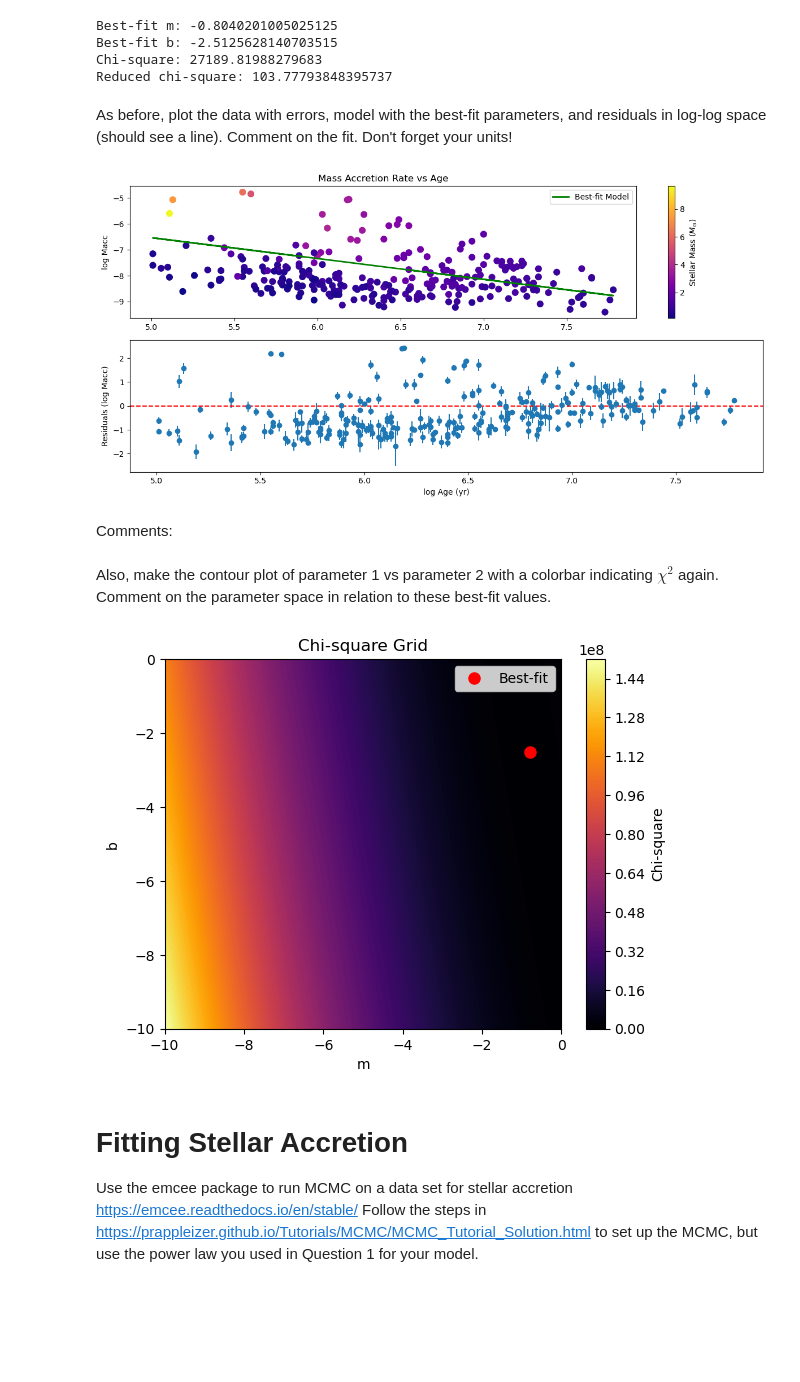
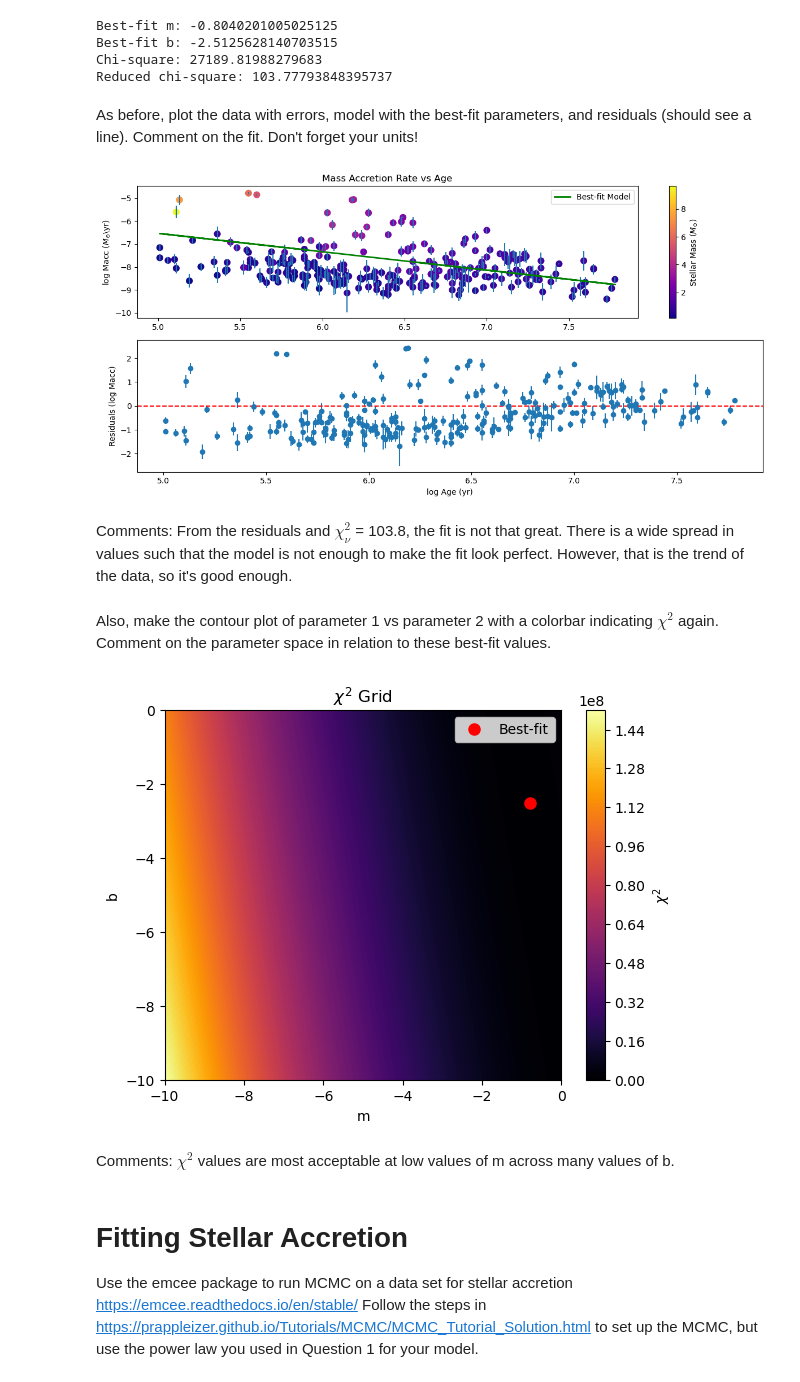
Before and after one commit to kparrine/MCMC_Project, a Jupyter notebook: Answer_Key.ipynb, the cells around one changed output. Drawn from its saved outputs; the diff is of its cells as text; code cells hidden in the pictures; blank space fills up the shorter version.

```diff
--- a/Answer_Key.ipynb
+++ b/Answer_Key.ipynb
@@ -61,6 +62,8 @@ y_err = 0.2*y_true #just some errors
 df = pd.DataFrame({"x": x,"y": y,"y_err": y_err}) #this will be saved as a file for later - want to play around with this some more
 
 df.to_csv("Simple_Data.csv",index=False)
+# %%
+data = pd.read_csv("Simple_Data.csv")
 # %%
 def chi_square(data,model,error):
     chi = (data-model)**2/error**2
@@ -383,46 +394,49 @@ Best-fit b: -2.5125628140703515
 Chi-square: 27189.81988279683
 Reduced chi-square: 103.77793848395737
 # %% [markdown]
-As before, plot the data with errors, model with the best-fit parameters, and residuals in log-log space (should see a line). Comment on the fit. Don't forget your units!
+As before, plot the data with errors, model with the best-fit parameters, and residuals (should see a line). Comment on the fit. Don't forget your units!
 # %%
 model_best = linear_model(m_best, b_best, logage)
 residuals = logmacc - model_best
 
 fig, ax = plt.subplots(2, 1, figsize=(12,6), sharex=False)
 
 sc = ax[0].scatter(logage, logmacc, c=mass, cmap="plasma", s=60)
+ax[0].errorbar(logage, logmacc, yerr=err, fmt='none')
 ax[0].plot(logage, model_best, color="green", lw=2, label="Best-fit Model")
-ax[0].set_ylabel("log Macc")
+ax[0].set_ylabel(r"log Macc ($M_{\odot}$\yr)")
 ax[0].set_title("Mass Accretion Rate vs Age")
 ax[0].legend()
 cbar = plt.colorbar(sc, ax=ax[0])
 cbar.set_label(r"Stellar Mass ($M_{\odot}$)")
 
 ax[1].errorbar(logage, residuals, yerr=err, fmt="o")
 ax[1].axhline(0, linestyle="--", color="red")
 ax[1].set_xlabel("log Age (yr)")
 ax[1].set_ylabel("Residuals (log Macc)")
 
 plt.tight_layout()
 plt.show()
 # %% [output]
-[figure, old version]
+[figure, new version]
 # %% [markdown]
-Comments:
+Comments: From the residuals and $\chi^{2}_{\nu}$ = 103.8, the fit is not that great. There is a wide spread in values such that the model is not enough to make the fit look perfect. However, that is the trend of the data, so it's good enough.
 # %% [markdown]
 Also, make the contour plot of parameter 1 vs parameter 2 with a colorbar indicating $\chi^{2}$ again. Comment on the parameter space in relation to these best-fit values.
 # %%
 cp = plt.contourf(m_grid, b_grid, chi2_grid.T, levels=200, cmap="inferno")
-plt.colorbar(cp, label="Chi-square")
+plt.colorbar(cp, label=r"$\chi^{2}$")
 
 plt.plot(m_best, b_best, 'ro', markersize=8, label="Best-fit")
 plt.xlabel("m")
 plt.ylabel("b")
-plt.title("Chi-square Grid")
+plt.title(r"$\chi^{2}$ Grid")
 plt.legend()
 plt.show()
 # %% [output]
-[figure, old version]
+[figure, new version]
+# %% [markdown]
+Comments: $\chi^{2}$ values are most acceptable at low values of m across many values of b.
 # %% [markdown]
 # Fitting Stellar Accretion
 Use the emcee package to run MCMC on a data set for stellar accretion
```
Also changed, not shown: parts of 21 cells of this notebook, 1 other file.
